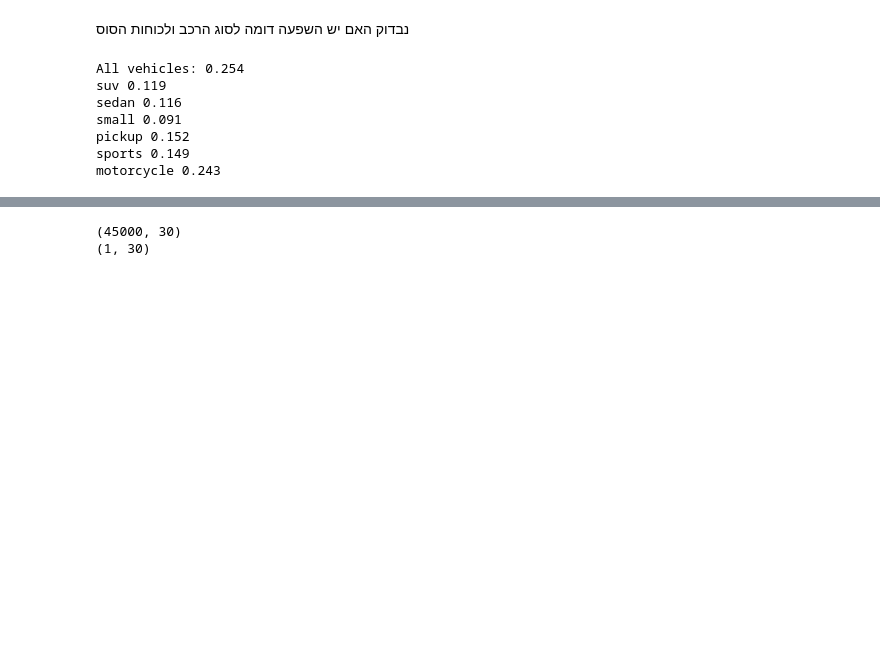
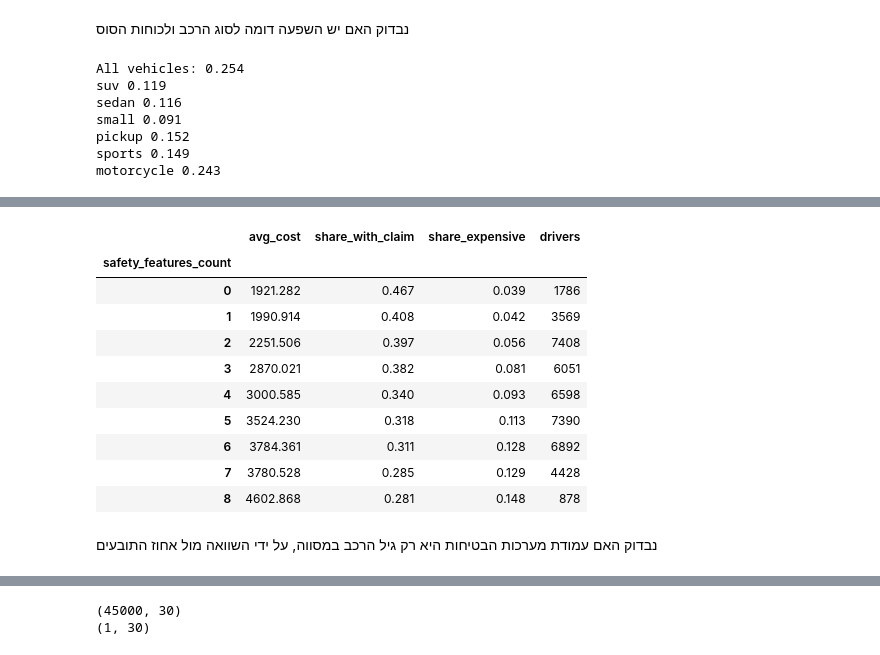
Before and after one commit to liadrimer/car-insurance-claim-prediction, a Jupyter notebook: daniel_prepare.ipynb, the cells around one changed output, grey strips where cells are left out. Saved outputs shown, nothing was run; the diff lists cells and outputs as text; code cells hidden in the pictures; blank space fills up the shorter version.

```diff
--- a/daniel_prepare.ipynb
+++ b/daniel_prepare.ipynb
@@ -215,0 +407,22 @@ motorcycle 0.243
+# %%
+# השוואת עלות התביעות לפי מספר מערכות הבטיחות
+df.groupby("safety_features_count")["annual_claim_cost"].agg(
+    avg_cost="mean",
+    share_with_claim=lambda s: (s > 0).mean(),
+    share_expensive=lambda s: (s > 10000).mean(),
+    drivers="count",
+).round(3)
+# %% [output]
+|  | avg_cost | share_with_claim | share_expensive | drivers |
+| safety_features_count |  |  |  |  |
+| 0 | 1921.282 | 0.467 | 0.039 | 1786 |
+| 1 | 1990.914 | 0.408 | 0.042 | 3569 |
+| 2 | 2251.506 | 0.397 | 0.056 | 7408 |
+| 3 | 2870.021 | 0.382 | 0.081 | 6051 |
+| 4 | 3000.585 | 0.340 | 0.093 | 6598 |
+| 5 | 3524.230 | 0.318 | 0.113 | 7390 |
+| 6 | 3784.361 | 0.311 | 0.128 | 6892 |
+| 7 | 3780.528 | 0.285 | 0.129 | 4428 |
+| 8 | 4602.868 | 0.281 | 0.148 | 878 |
+# %% [markdown]
+נבדוק האם עמודת מערכות הבטיחות היא רק גיל הרכב במסווה, על ידי השוואה מול אחוז התובעים
```
Also changed, not shown: parts of 50 cells of this notebook.
